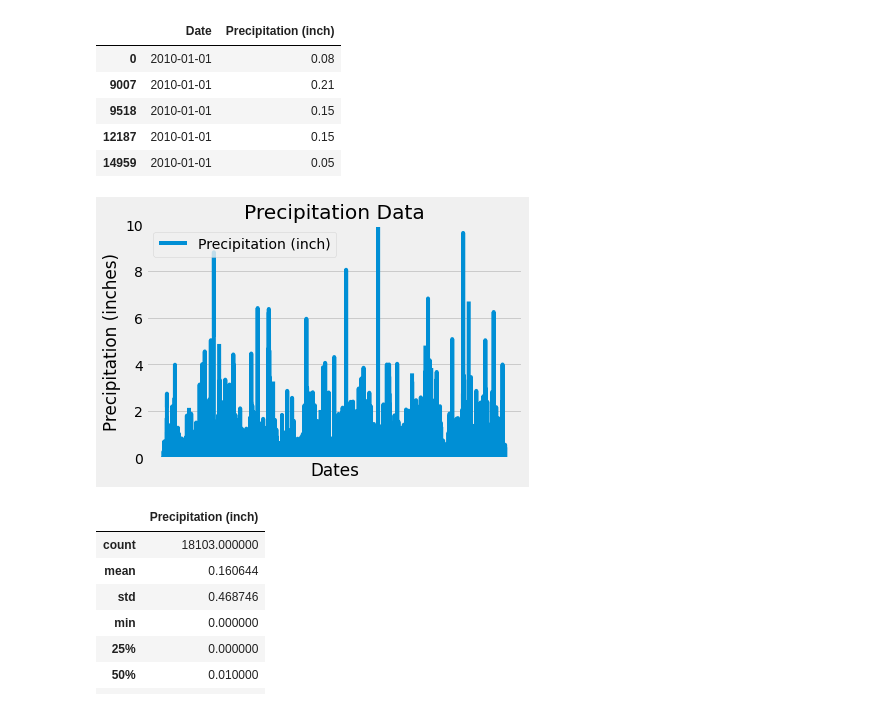
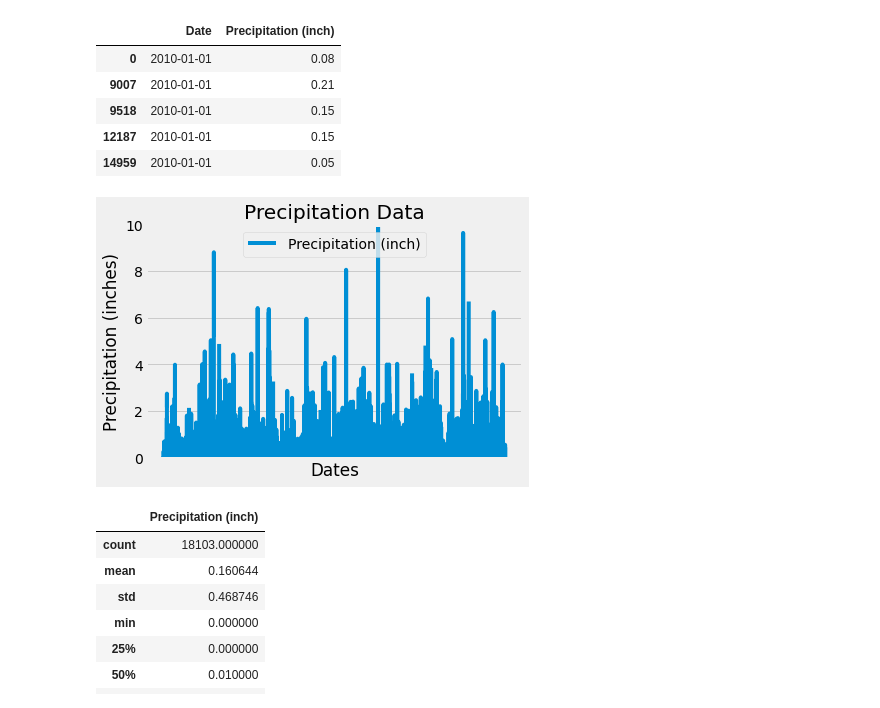
Before and after one commit to JenniferMReyna/sqlalchemy-challenge, a Jupyter notebook: climate.ipynb, the cells around one changed output. Cells and saved outputs as stored; diff of their text form; code cells hidden in the pictures.

```diff
--- a/climate.ipynb
+++ b/climate.ipynb
@@ -125,14 +125,14 @@ precip_table.head()
 # %%
 # Use Pandas Plotting with Matplotlib to plot the data
 precip_plot = precip_table.plot('Date', 'Precipitation (inch)', title = 'Precipitation Data')
 precip_plot.set_xlabel("Dates")
 precip_plot.set_ylabel("Precipitation (inches)")
 plt.xticks([])
 plt.ylim(0, 10)
-plt.legend(loc = "upper left")
+plt.legend(loc = "upper center")
 plt.show()
 # %% [output]
-[figure, old version]
+[figure, new version]
 # %%
 # Use Pandas to calcualte the summary statistics for the precipitation data
 precip_table.describe()
```
Also changed, not shown: parts of 1 cell of this notebook.
